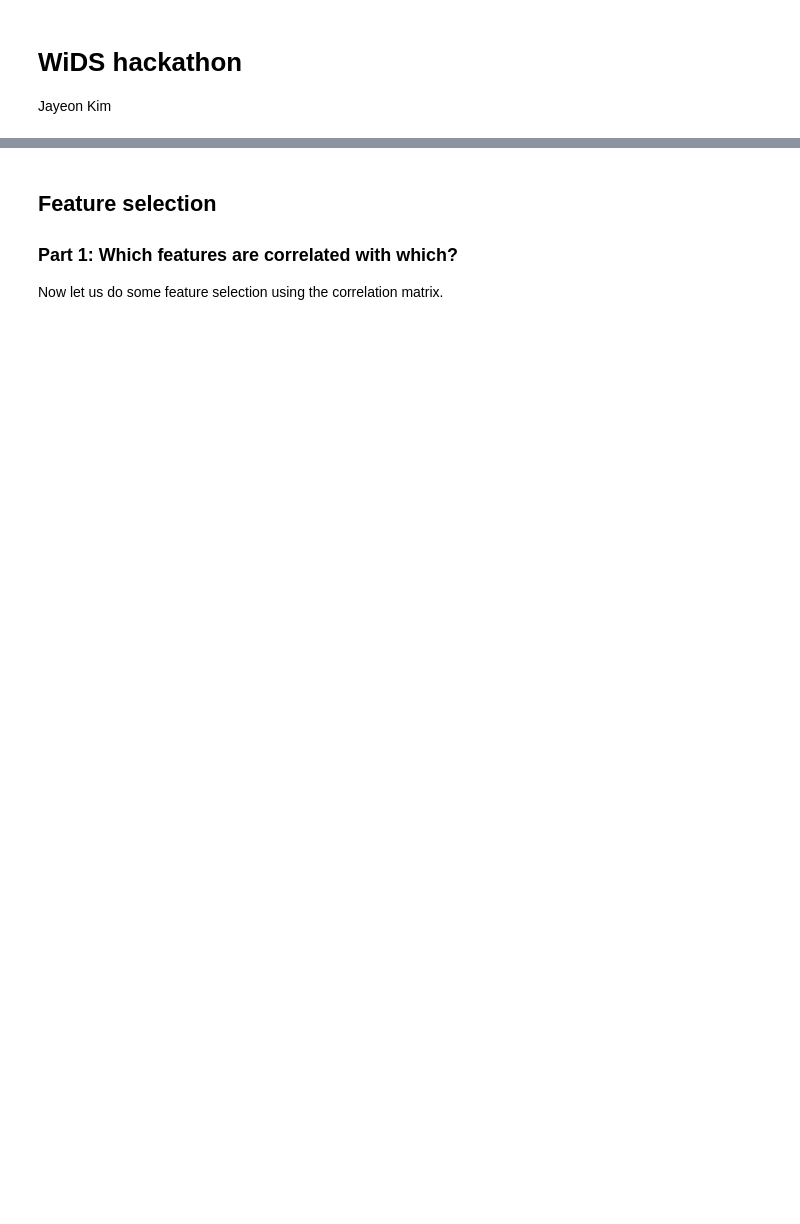
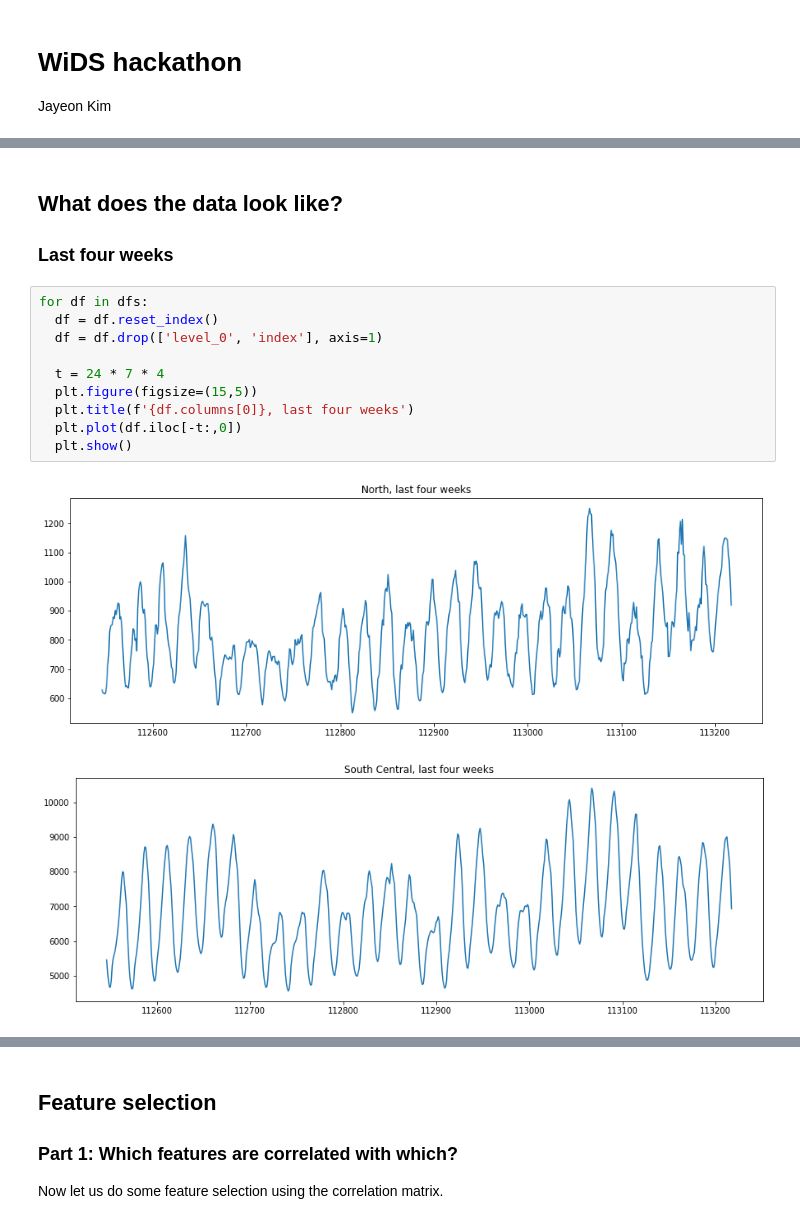
Before and after one commit to pouyashojaei/datathon-code, a Jupyter notebook: WiDS_Texas_jayeon.ipynb, the cells around one changed output, grey strips where cells are left out. Cells and saved outputs as stored; diff of their text form; blank space fills up the shorter version.

```diff
--- a/WiDS_Texas_jayeon.ipynb
+++ b/WiDS_Texas_jayeon.ipynb
@@ -31,0 +31,17 @@ b'Skipping line 75320: expected 15 fields, saw 21\n'
+# %% [markdown]
+## What does the data look like?
+
+### Last four weeks
+# %%
+for df in dfs:
+  df = df.reset_index()
+  df = df.drop(['level_0', 'index'], axis=1)
+
+  t = 24 * 7 * 4
+  plt.figure(figsize=(15,5))
+  plt.title(f'{df.columns[0]}, last four weeks')
+  plt.plot(df.iloc[-t:,0])
+  plt.show()
+# %% [output]
+[figure, added]
+[figure, added]
```
Also changed, not shown: parts of 8 cells of this notebook.
